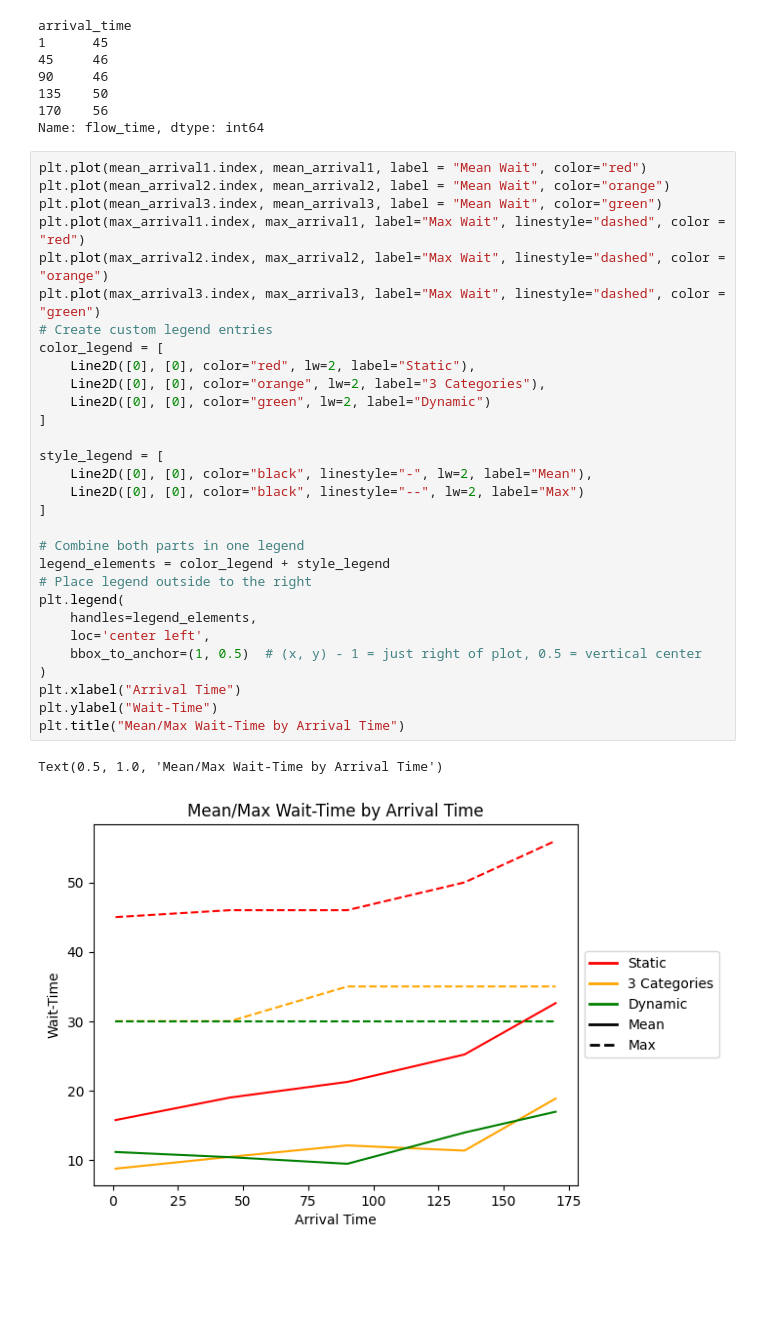
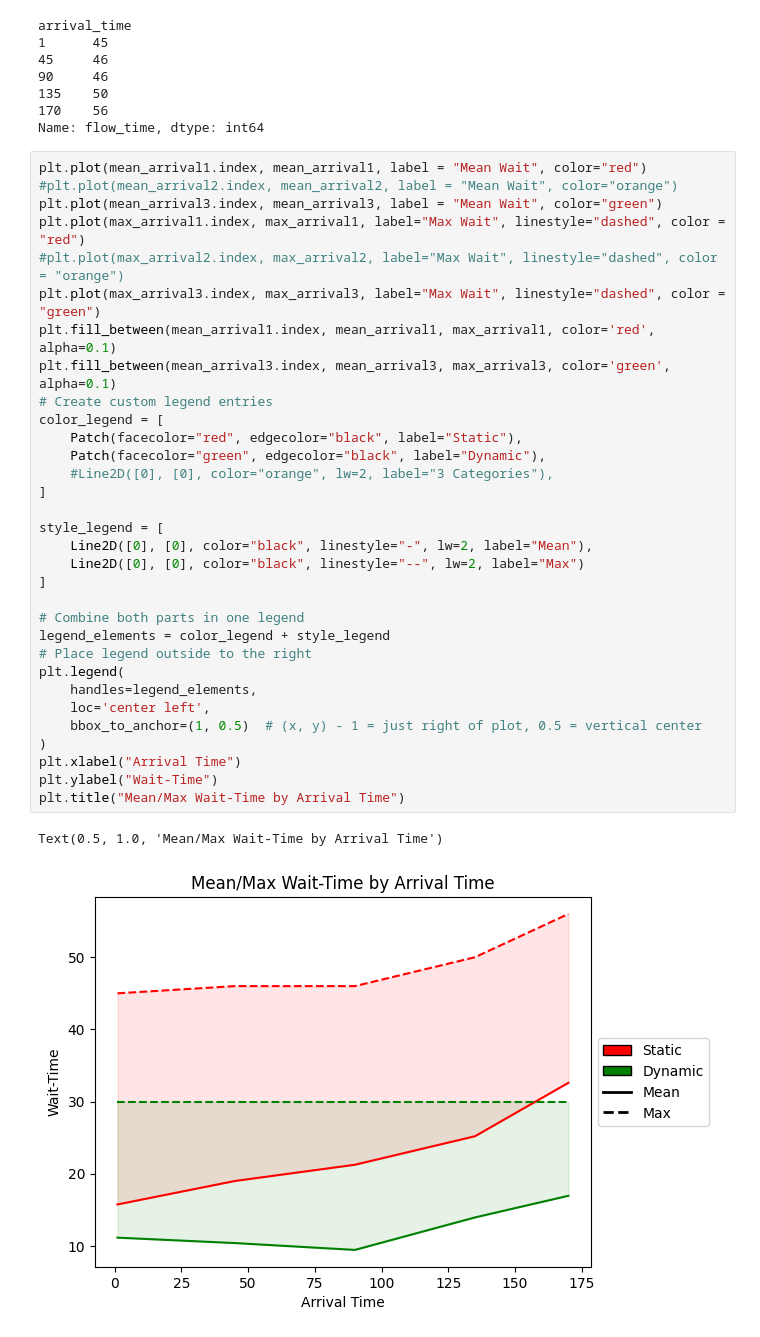
Before and after one commit to AbAbdullah2/jobShopAb, a Jupyter notebook: 17.01 UPMC Demo/graphs.ipynb, the cells around one changed output. Cells and saved outputs as stored; diff of their text form; blank space fills up the shorter version.

Commit message:
Add patch and fill between to graph 1
Graph 1 looks visually more appealing. Ab should now add this to the
Streamlit.

```diff
--- a/17.01 UPMC Demo/graphs.ipynb
+++ b/17.01 UPMC Demo/graphs.ipynb
@@ -50,34 +51,36 @@ arrival_time
 Name: flow_time, dtype: int64
 # %%
 plt.plot(mean_arrival1.index, mean_arrival1, label = "Mean Wait", color="red")
-plt.plot(mean_arrival2.index, mean_arrival2, label = "Mean Wait", color="orange")
+#plt.plot(mean_arrival2.index, mean_arrival2, label = "Mean Wait", color="orange")
 plt.plot(mean_arrival3.index, mean_arrival3, label = "Mean Wait", color="green")
 plt.plot(max_arrival1.index, max_arrival1, label="Max Wait", linestyle="dashed", color = "red")
-plt.plot(max_arrival2.index, max_arrival2, label="Max Wait", linestyle="dashed", color = "orange")
+#plt.plot(max_arrival2.index, max_arrival2, label="Max Wait", linestyle="dashed", color = "orange")
 plt.plot(max_arrival3.index, max_arrival3, label="Max Wait", linestyle="dashed", color = "green")
+plt.fill_between(mean_arrival1.index, mean_arrival1, max_arrival1, color='red', alpha=0.1)
+plt.fill_between(mean_arrival3.index, mean_arrival3, max_arrival3, color='green', alpha=0.1)
 # Create custom legend entries
 color_legend = [
-    Line2D([0], [0], color="red", lw=2, label="Static"),
-    Line2D([0], [0], color="orange", lw=2, label="3 Categories"),
-    Line2D([0], [0], color="green", lw=2, label="Dynamic")
+    Patch(facecolor="red", edgecolor="black", label="Static"),
+    Patch(facecolor="green", edgecolor="black", label="Dynamic"),
+    #Line2D([0], [0], color="orange", lw=2, label="3 Categories"),
 ]
 
 style_legend = [
     Line2D([0], [0], color="black", linestyle="-", lw=2, label="Mean"),
     Line2D([0], [0], color="black", linestyle="--", lw=2, label="Max")
 ]
 
 # Combine both parts in one legend
 legend_elements = color_legend + style_legend
 # Place legend outside to the right
 plt.legend(
     handles=legend_elements,
     loc='center left',
     bbox_to_anchor=(1, 0.5)  # (x, y) - 1 = just right of plot, 0.5 = vertical center
 )
 plt.xlabel("Arrival Time")
 plt.ylabel("Wait-Time")
 plt.title("Mean/Max Wait-Time by Arrival Time")
 # %% [output]
 Text(0.5, 1.0, 'Mean/Max Wait-Time by Arrival Time')
-[figure, old version]
+[figure, new version]
```
Also changed, not shown: parts of 1 cell of this notebook.
